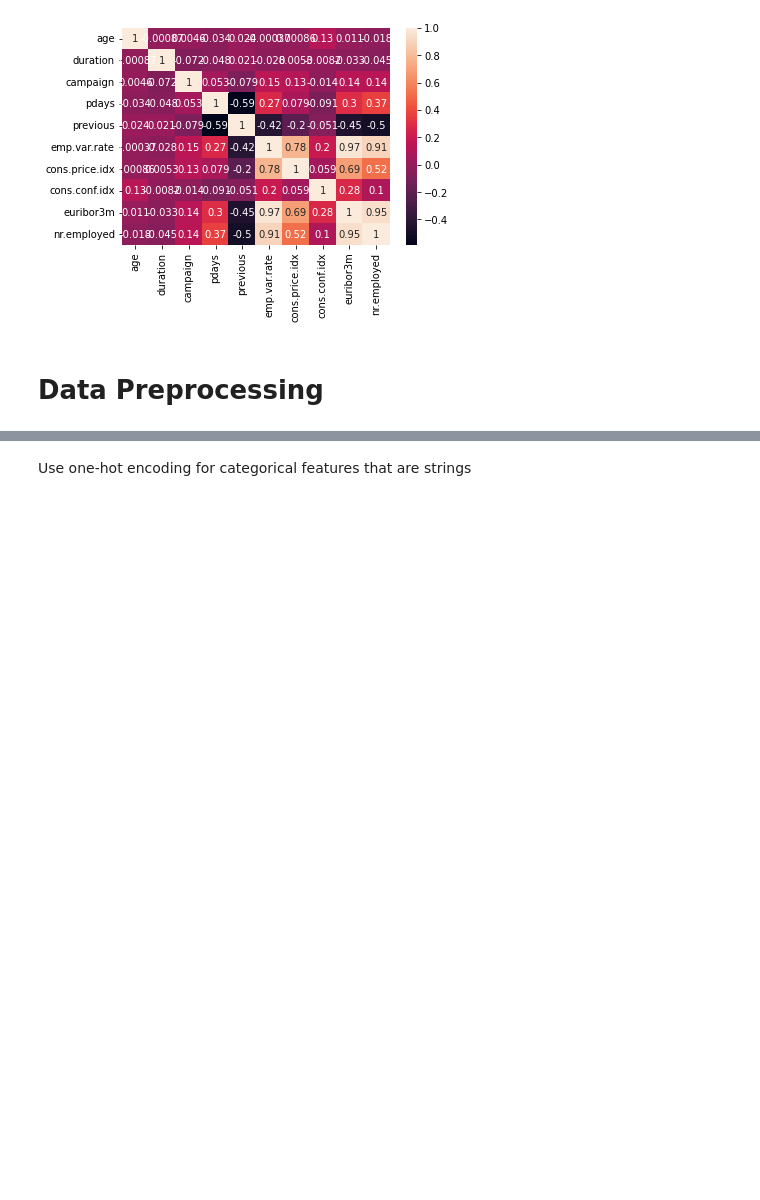
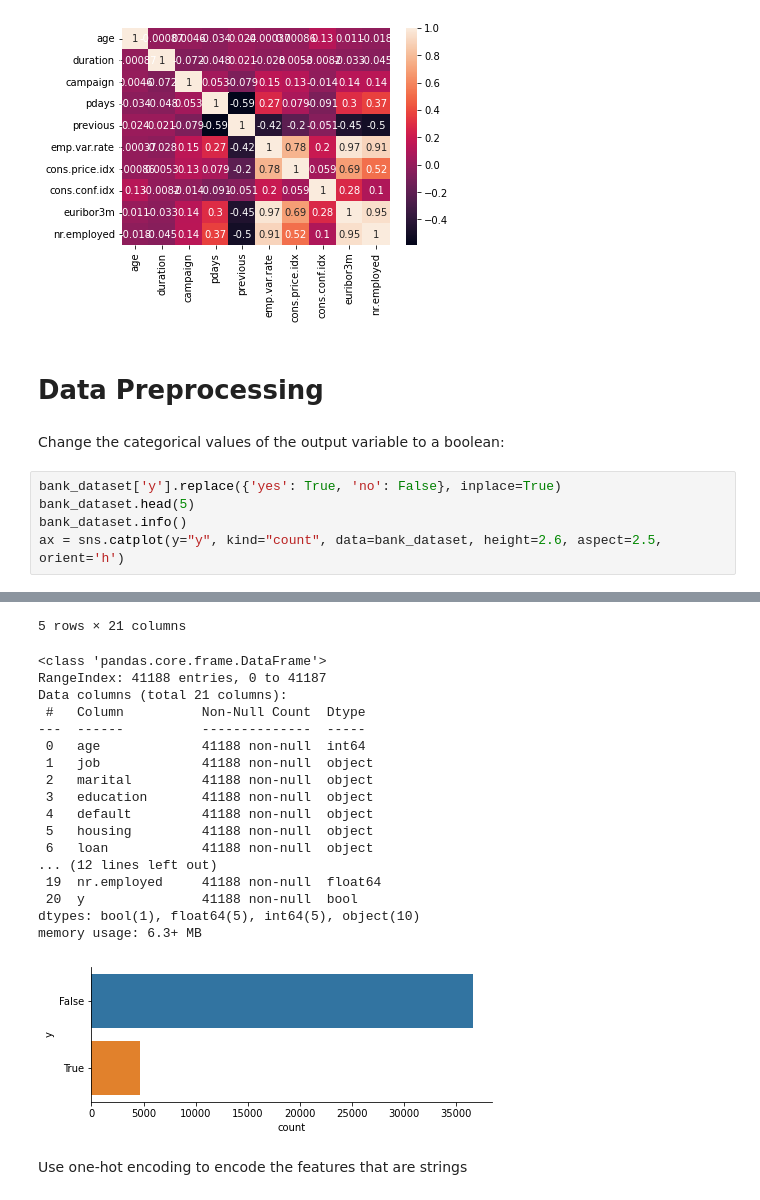
Before and after one commit to hdushan/optus_u_ai_ml_assignment, a Jupyter notebook: assignment.ipynb, the cells around one changed output, grey strips where cells are left out. Cells and saved outputs as stored; diff of their text form; blank space fills up the shorter version.

```diff
--- a/assignment.ipynb
+++ b/assignment.ipynb
@@ -158,3 +158,11 @@ sns.heatmap(corr_matrix, annot=True)
 [figure]
 # %% [markdown]
 # Data Preprocessing
+# %% [markdown]
+Change the categorical values of the output variable to a boolean:
+# %%
+bank_dataset['y'].replace({'yes': True, 'no': False}, inplace=True)
+bank_dataset.head(5)
+bank_dataset.info()
+ax = sns.catplot(y="y", kind="count", data=bank_dataset, height=2.6, aspect=2.5, orient='h')
+# %% [output]
@@ -161,2 +175,21 @@ sns.heatmap(corr_matrix, annot=True)
+5 rows × 21 columns
+<class 'pandas.core.frame.DataFrame'>
+RangeIndex: 41188 entries, 0 to 41187
+Data columns (total 21 columns):
+ #   Column          Non-Null Count  Dtype
+---  ------          --------------  -----
+ 0   age             41188 non-null  int64
+ 1   job             41188 non-null  object
+ 2   marital         41188 non-null  object
+ 3   education       41188 non-null  object
+ 4   default         41188 non-null  object
+ 5   housing         41188 non-null  object
+ 6   loan            41188 non-null  object
+... (12 lines left out)
+ 19  nr.employed     41188 non-null  float64
+ 20  y               41188 non-null  bool
+dtypes: bool(1), float64(5), int64(5), object(10)
+memory usage: 6.3+ MB
+[figure, added]
 # %% [markdown]
-Use one-hot encoding for categorical features that are strings
+Use one-hot encoding to encode the features that are strings
```
Also changed, not shown: parts of 4 cells of this notebook.
